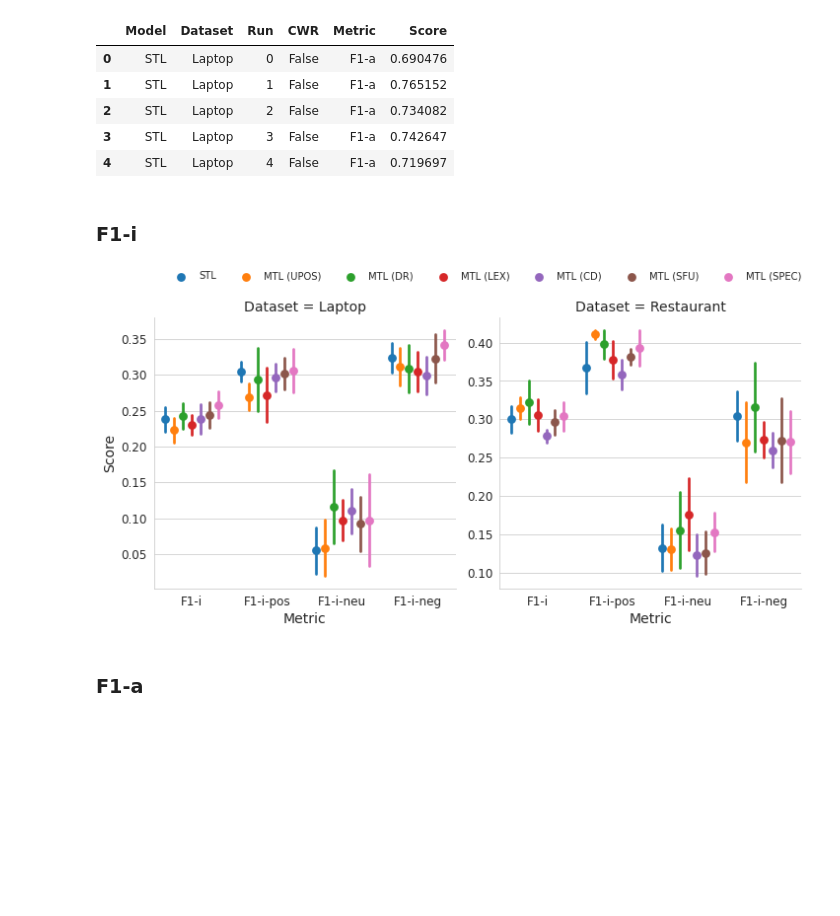
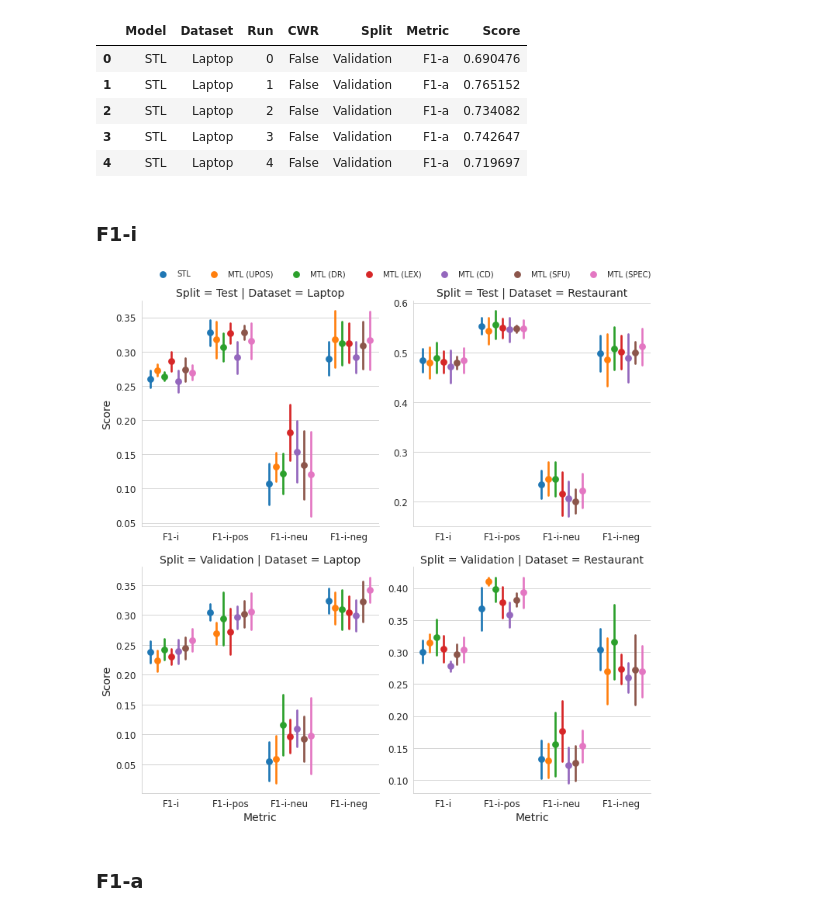
Before and after one commit to jerbarnes/multitask_negation_for_targeted_sentiment, a Jupyter notebook: notebooks/Speculation_Evaluation.ipynb, the cells around one changed output. Cells and saved outputs as stored; diff of their text form; code cells hidden in the pictures; blank space fills up the shorter version.

Commit message:
Test results

```diff
--- a/notebooks/Speculation_Evaluation.ipynb
+++ b/notebooks/Speculation_Evaluation.ipynb
@@ -308,7 +323,8 @@ Before any of the analysis can be done the data needs to be loaded and the metri
 7. Score
 # %%
 speculation_results_df = pd.DataFrame(get_speculation_data(True, cwr=False))
-not_metric_cols = ['Model', 'Dataset', 'Run', 'CWR']
+speculation_results_df = speculation_results_df[speculation_results_df['Dataset']!='MAMS']
+not_metric_cols = ['Model', 'Dataset', 'Run', 'CWR', 'Split']
 metric_cols = [col_name for col_name in speculation_results_df.columns.tolist()
                if col_name not in not_metric_cols]
 speculation_results_df = pd.melt(speculation_results_df, id_vars=not_metric_cols,
@@ -316,29 +332,29 @@ speculation_results_df = pd.melt(speculation_results_df, id_vars=not_metric_cols
                               value_name='Score')
 speculation_results_df.head()
 # %% [output]
-|  | Model | Dataset | Run | CWR | Metric | Score |
-| 0 | STL | Laptop | 0 | False | F1-a | 0.690476 |
-| 1 | STL | Laptop | 1 | False | F1-a | 0.765152 |
-| 2 | STL | Laptop | 2 | False | F1-a | 0.734082 |
-| 3 | STL | Laptop | 3 | False | F1-a | 0.742647 |
-| 4 | STL | Laptop | 4 | False | F1-a | 0.719697 |
+|  | Model | Dataset | Run | CWR | Split | Metric | Score |
+| 0 | STL | Laptop | 0 | False | Validation | F1-a | 0.690476 |
+| 1 | STL | Laptop | 1 | False | Validation | F1-a | 0.765152 |
+| 2 | STL | Laptop | 2 | False | Validation | F1-a | 0.734082 |
+| 3 | STL | Laptop | 3 | False | Validation | F1-a | 0.742647 |
+| 4 | STL | Laptop | 4 | False | Validation | F1-a | 0.719697 |
 # %% [markdown]
 ### F1-i
 # %%
 f1_i_order = ['F1-i', 'F1-i-pos', 'F1-i-neu', 'F1-i-neg']
 
 f1_i_results = speculation_results_df[speculation_results_df['Metric'].isin(f1_i_order)]
-ax=sns.catplot(data=f1_i_results, hue='Model', col='Dataset', x='Metric',
+ax=sns.catplot(data=f1_i_results, hue='Model', col='Dataset', row='Split', x='Metric',
                y='Score', sharex=False, sharey=False, kind='point', ci='sd',
                join=False, dodge=0.7, row_order=ROW_ORDER,
                hue_order=HUE_ORDER, col_order=DATASET_ORDER,
                order=f1_i_order,
                height=5, aspect=1.1,legend=False)
 _ = ax.add_legend(ncol=7, borderaxespad=0.,
                   bbox_to_anchor=(0.05, 0.98),
                   loc='lower left')
 # %% [output]
-[figure, old version]
+[figure, new version]
 # %% [markdown]
 ### F1-a
 # %%
```
Also changed, not shown: parts of 93 cells of this notebook.
